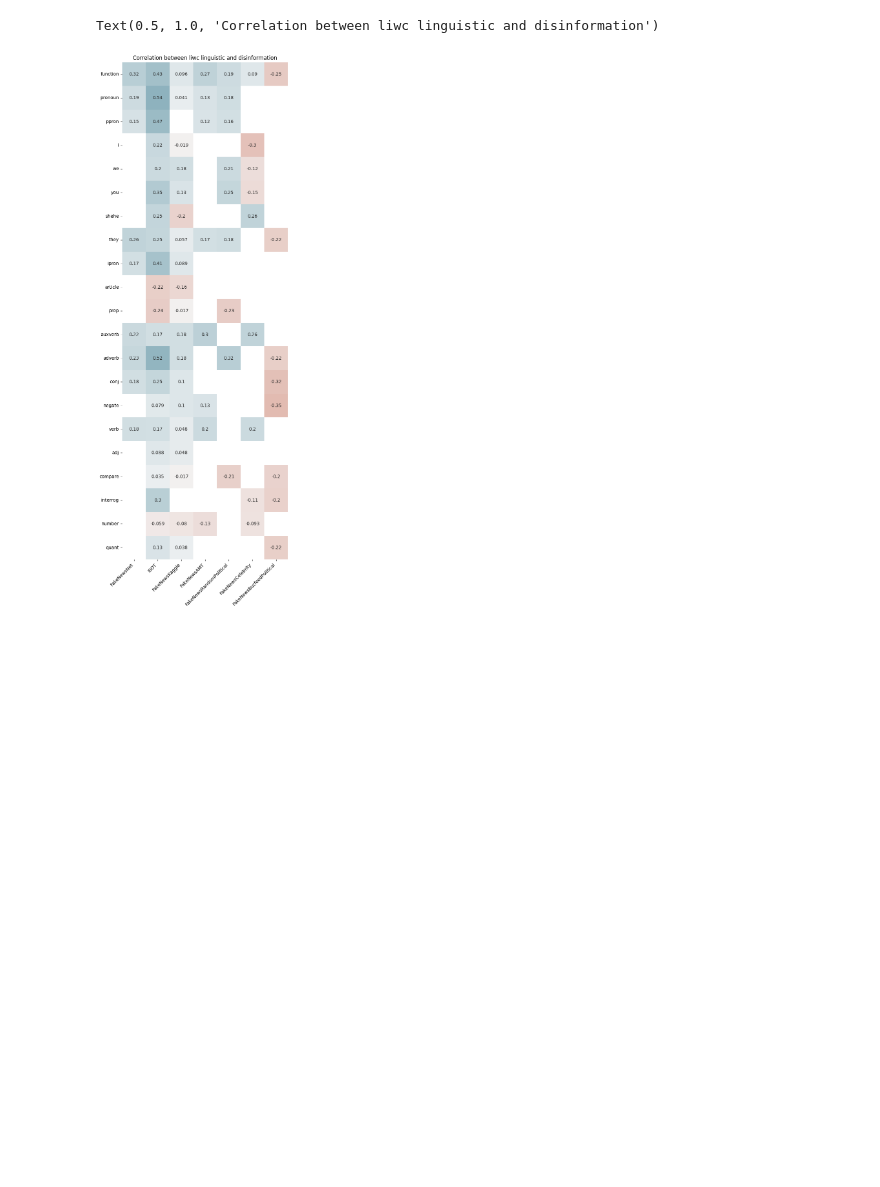
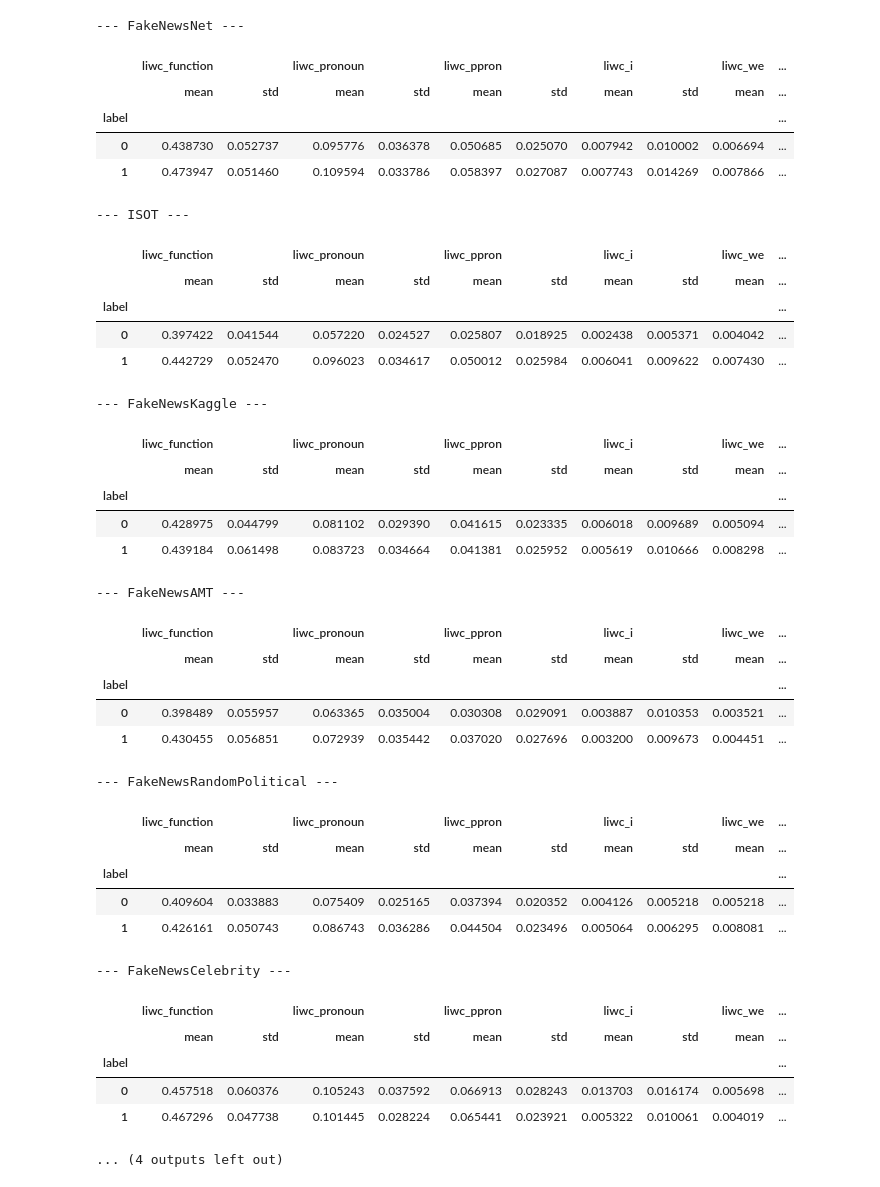
Before and after one commit to chavinvan/fake-news-detection, a Jupyter notebook: fn_detection/ml/FeatureAnalysis.ipynb, the cells around one changed output. Cells and saved outputs as stored; diff of their text form; code cells hidden in the pictures; blank space fills up the shorter version.

Commit message:
mean and std by feature

```diff
--- a/fn_detection/ml/FeatureAnalysis.ipynb
+++ b/fn_detection/ml/FeatureAnalysis.ipynb
@@ -155,6 +233,9 @@ for dataset_name, dataset in datasets.items():
 
     all_masks.append(mask)
 
+    print('--- {dataset_name} ---'.format(dataset_name=dataset_name))
+    display(dataset[selected_columns].groupby('label').agg(['mean', 'std']))
+
 ax = sns.heatmap(
         all_corrs,
         mask=np.column_stack(all_masks),
@@ -193,6 +309,8 @@ for dataset_name, dataset in datasets.items():
     all_corrs = pd.concat([all_corrs, corr], axis=1)
 
     all_masks.append(mask)
+    print('--- {dataset_name} ---'.format(dataset_name=dataset_name))
+    display(dataset[selected_columns].groupby('label').agg(['mean', 'std']))
 
 ax = sns.heatmap(
         all_corrs,
@@ -236,6 +389,8 @@ for dataset_name, dataset in datasets.items():
     all_corrs = pd.concat([all_corrs, corr], axis=1)
 
     all_masks.append(mask)
+    print('--- {dataset_name} ---'.format(dataset_name=dataset_name))
+    display(dataset[selected_columns].groupby('label').agg(['mean', 'std']))
 
 ax = sns.heatmap(
         all_corrs,
@@ -276,6 +466,9 @@ for dataset_name, dataset in datasets.items():
 
     all_masks.append(mask)
 
+    print('--- {dataset_name} ---'.format(dataset_name=dataset_name))
+    display(dataset[selected_columns].groupby('label').agg(['mean', 'std']))
+
 ax = sns.heatmap(
         all_corrs,
         mask=np.column_stack(all_masks),
@@ -326,35 +554,73 @@ fig, ax = plt.subplots(figsize=(10,20))         # Sample figsize in inches
 for dataset_name, dataset in datasets.items():
 
     columns_names = [column.removeprefix('liwc_') for column in selected_columns if (column.startswith('liwc_')) ]
     corr = dataset[selected_columns].corr()[['label']].drop('label')
     p_values = corr_sig(dataset[selected_columns])                     # get p-Value
     mask = np.invert(np.tril(p_values<0.05, k=-1))[1:, 0]
 
     # append to all_corrs
     all_corrs = pd.concat([all_corrs, corr], axis=1)
 
     all_masks.append(mask)
 
+    print('--- {dataset_name} ---'.format(dataset_name=dataset_name))
+    display(dataset[selected_columns].groupby('label').agg(['mean', 'std']))
+
 sns.heatmap(
         all_corrs,
         mask=np.column_stack(all_masks),
         vmin=-1, vmax=1, center=0,
         cmap=sns.diverging_palette(20, 220, n=200),
         square=True,
         annot=True,
         cbar= False,
         ax=ax
 )
 ax.set_yticklabels(columns_names)
 ax.set_xticklabels(
     datasets.keys(),
     rotation=45,
     horizontalalignment='right'
 )
 ax.set_title('Correlation between liwc linguistic and disinformation')
 # %% [output]
-Text(0.5, 1.0, 'Correlation between liwc linguistic and disinformation')
+--- FakeNewsNet ---
-[figure, removed]
+|  | liwc_function |  | liwc_pronoun |  | liwc_ppron |  | liwc_i |  | liwc_we | ... |
+|  | mean | std | mean | std | mean | std | mean | std | mean | ... |
+| label |  |  |  |  |  |  |  |  |  | ... |
+| 0 | 0.438730 | 0.052737 | 0.095776 | 0.036378 | 0.050685 | 0.025070 | 0.007942 | 0.010002 | 0.006694 | ... |
+| 1 | 0.473947 | 0.051460 | 0.109594 | 0.033786 | 0.058397 | 0.027087 | 0.007743 | 0.014269 | 0.007866 | ... |
+--- ISOT ---
+|  | liwc_function |  | liwc_pronoun |  | liwc_ppron |  | liwc_i |  | liwc_we | ... |
+|  | mean | std | mean | std | mean | std | mean | std | mean | ... |
+| label |  |  |  |  |  |  |  |  |  | ... |
+| 0 | 0.397422 | 0.041544 | 0.057220 | 0.024527 | 0.025807 | 0.018925 | 0.002438 | 0.005371 | 0.004042 | ... |
+| 1 | 0.442729 | 0.052470 | 0.096023 | 0.034617 | 0.050012 | 0.025984 | 0.006041 | 0.009622 | 0.007430 | ... |
+--- FakeNewsKaggle ---
+|  | liwc_function |  | liwc_pronoun |  | liwc_ppron |  | liwc_i |  | liwc_we | ... |
+|  | mean | std | mean | std | mean | std | mean | std | mean | ... |
+| label |  |  |  |  |  |  |  |  |  | ... |
+| 0 | 0.428975 | 0.044799 | 0.081102 | 0.029390 | 0.041615 | 0.023335 | 0.006018 | 0.009689 | 0.005094 | ... |
+| 1 | 0.439184 | 0.061498 | 0.083723 | 0.034664 | 0.041381 | 0.025952 | 0.005619 | 0.010666 | 0.008298 | ... |
+--- FakeNewsAMT ---
+|  | liwc_function |  | liwc_pronoun |  | liwc_ppron |  | liwc_i |  | liwc_we | ... |
+|  | mean | std | mean | std | mean | std | mean | std | mean | ... |
+| label |  |  |  |  |  |  |  |  |  | ... |
+| 0 | 0.398489 | 0.055957 | 0.063365 | 0.035004 | 0.030308 | 0.029091 | 0.003887 | 0.010353 | 0.003521 | ... |
+| 1 | 0.430455 | 0.056851 | 0.072939 | 0.035442 | 0.037020 | 0.027696 | 0.003200 | 0.009673 | 0.004451 | ... |
+--- FakeNewsRandomPolitical ---
+|  | liwc_function |  | liwc_pronoun |  | liwc_ppron |  | liwc_i |  | liwc_we | ... |
+|  | mean | std | mean | std | mean | std | mean | std | mean | ... |
+| label |  |  |  |  |  |  |  |  |  | ... |
+| 0 | 0.409604 | 0.033883 | 0.075409 | 0.025165 | 0.037394 | 0.020352 | 0.004126 | 0.005218 | 0.005218 | ... |
+| 1 | 0.426161 | 0.050743 | 0.086743 | 0.036286 | 0.044504 | 0.023496 | 0.005064 | 0.006295 | 0.008081 | ... |
+--- FakeNewsCelebrity ---
+|  | liwc_function |  | liwc_pronoun |  | liwc_ppron |  | liwc_i |  | liwc_we | ... |
+|  | mean | std | mean | std | mean | std | mean | std | mean | ... |
+| label |  |  |  |  |  |  |  |  |  | ... |
+| 0 | 0.457518 | 0.060376 | 0.105243 | 0.037592 | 0.066913 | 0.028243 | 0.013703 | 0.016174 | 0.005698 | ... |
+| 1 | 0.467296 | 0.047738 | 0.101445 | 0.028224 | 0.065441 | 0.023921 | 0.005322 | 0.010061 | 0.004019 | ... |
+... (4 outputs left out)
 # %%
 ## plot liwc affective processes correlations
 
```
Also changed, not shown: parts of 17 cells of this notebook.
